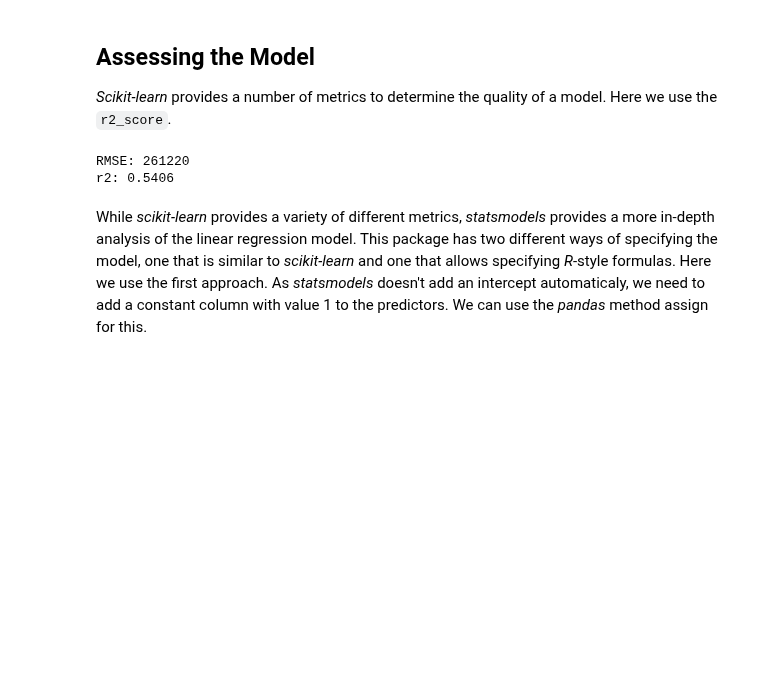
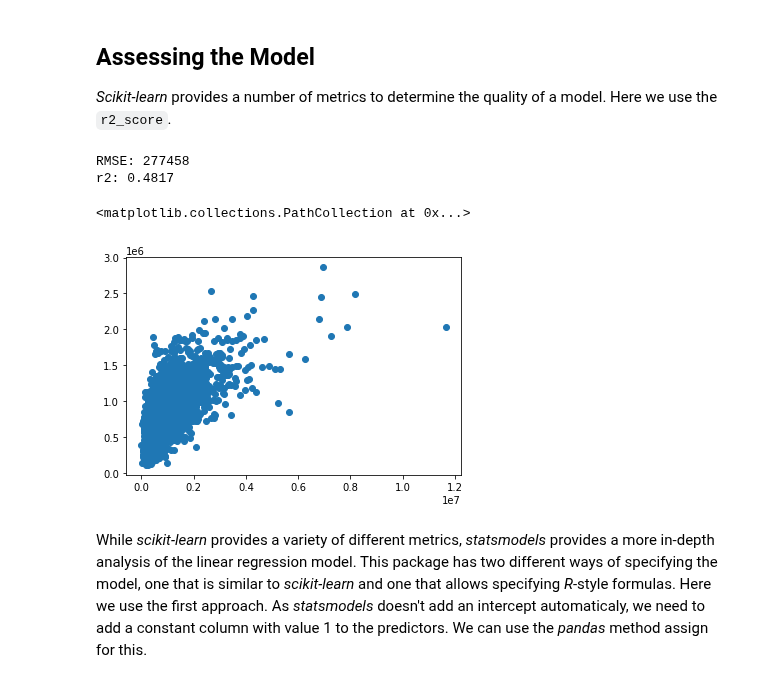
Before and after one commit to gedeck/practical-statistics-for-data-scientists, a Jupyter notebook: python/notebooks/Chapter 4 - Regression and Prediction.ipynb, the cells around one changed output. Cells and saved outputs as stored; diff of their text form; code cells hidden in the pictures; blank space fills up the shorter version.

```diff
--- a/python/notebooks/Chapter 4 - Regression and Prediction.ipynb
+++ b/python/notebooks/Chapter 4 - Regression and Prediction.ipynb
@@ -139,0 +172,12 @@ Coefficients:
+# %%
+predictors = ['SqFtTotLiving', 'SqFtLot', 'Bathrooms',
+              'Bedrooms', 'BldgGrade']
+outcome = 'AdjSalePrice'
+
+house_lm2 = LinearRegression(fit_intercept=False,positive=True)
+house_lm2.fit(house[predictors], house[outcome])
+
+print(f'Intercept: {house_lm2.intercept_:.3f}')
+print('Coefficients:')
+for name, coef in zip(predictors, house_lm2.coef_):
+    print(f' {name}: {coef}')
@@ -141,14 +193,19 @@ Coefficients:
 ## Assessing the Model
 _Scikit-learn_ provides a number of metrics to determine the quality of a model. Here we use the `r2_score`.
 # %%
-fitted = house_lm.predict(house[predictors])
+fitted = house_lm2.predict(house[predictors])
 RMSE = np.sqrt(mean_squared_error(house[outcome], fitted))
 r2 = r2_score(house[outcome], fitted)
 print(f'RMSE: {RMSE:.0f}')
 print(f'r2: {r2:.4f}')
 # %% [output]
-RMSE: 261220
-r2: 0.5406
+RMSE: 277458
+r2: 0.4817
+# %%
+plt.scatter(house[outcome],fitted)
+# %% [output]
+<matplotlib.collections.PathCollection at 0x...>
+[figure, added]
 # %% [markdown]
 While _scikit-learn_ provides a variety of different metrics, _statsmodels_ provides a more in-depth analysis of the linear regression model. This package has two different ways of specifying the model, one that is similar to _scikit-learn_ and one that allows specifying _R_-style formulas. Here we use the first approach. As _statsmodels_ doesn't add an intercept automaticaly, we need to add a constant column with value 1 to the predictors. We can use the _pandas_ method assign for this.
 # %%
```
Also changed, not shown: parts of 28 cells of this notebook.
